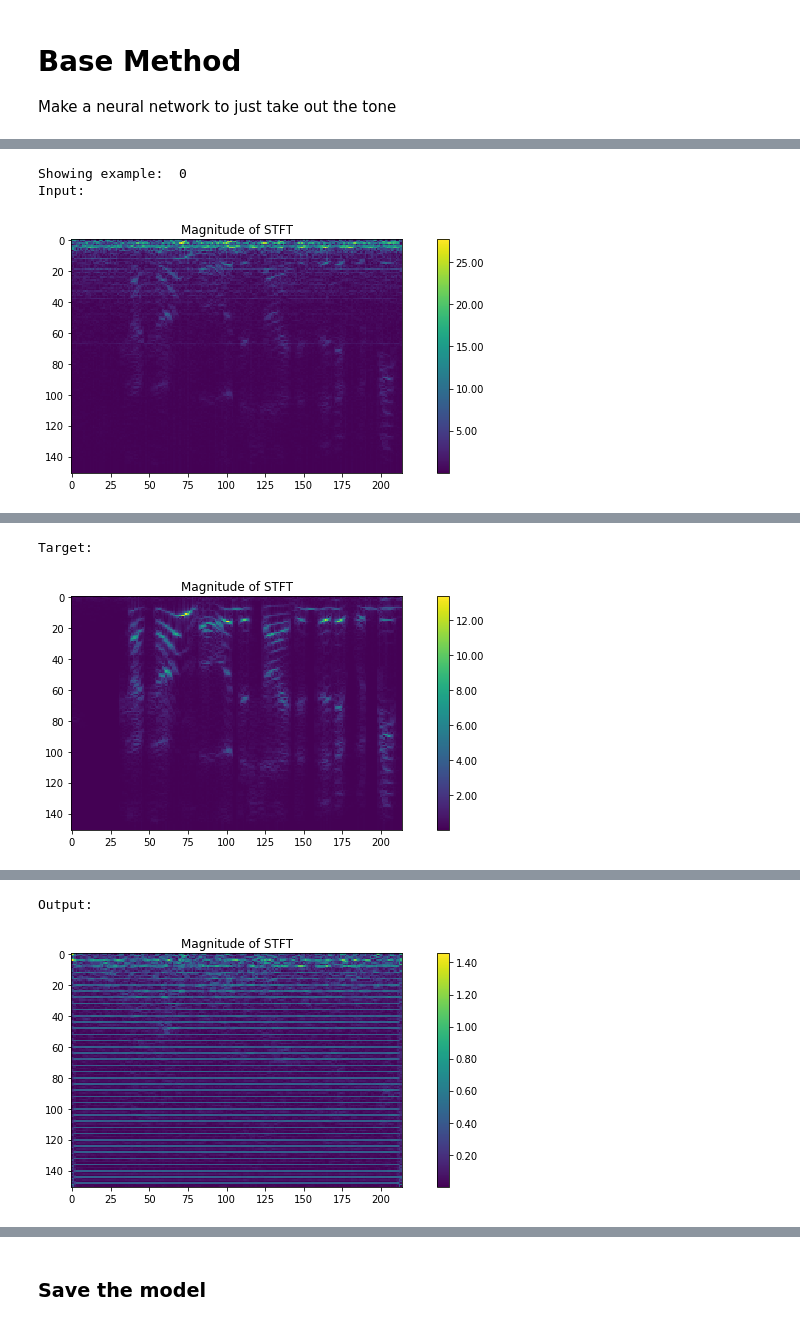
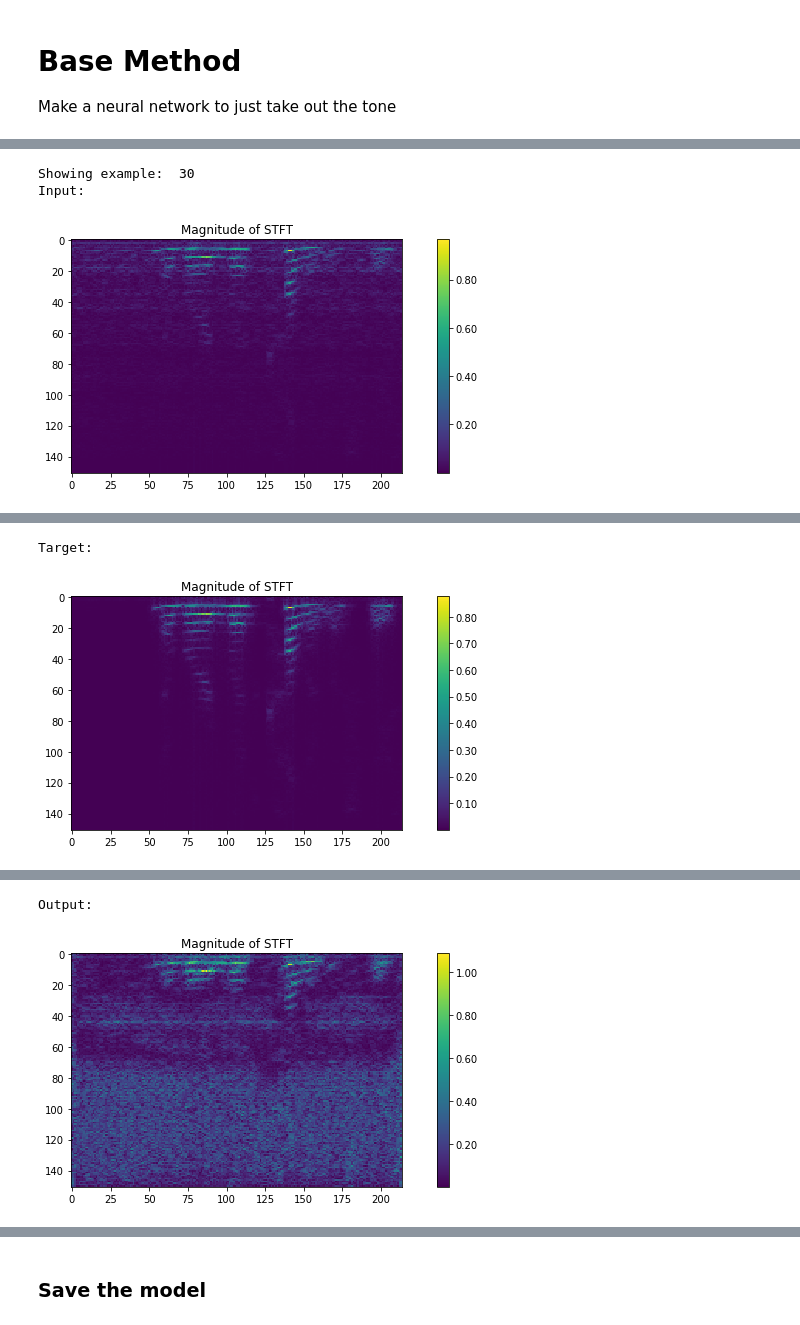
Before and after one commit to akarshkumar0101/DSProject, a Jupyter notebook: speech_noise_separation.ipynb, the cells around one changed output, grey strips where cells are left out. Cells and saved outputs as stored; diff of their text form; code cells hidden in the pictures.

```diff
--- a/speech_noise_separation.ipynb
+++ b/speech_noise_separation.ipynb
@@ -41,17 +42,18 @@ np.random.shuffle(source1)
 source1 = torch.from_numpy(source1)
 
 np.random.seed(0)
-source2 = np.load(f'datasets/air_conditioning_sr{sr}_dur{duration}_num15000.npy')
+source2 = 0.5 * np.load(f'datasets/air_conditioning_sr{sr}_dur{duration}_num15000.npy')
 np.random.shuffle(source2)
 source2 = torch.from_numpy(source2)
 
 audiossds_test = audio_ss_dataset.AudioSSDS(sr, duration, sources=(source1[:100], source2[:100]))
 audiossds_train = audio_ss_dataset.AudioSSDS(sr, duration, sources=(source1[100:], source2[100:]))
-audionnio = base_nnio.BaseNNIO(sr, duration)
+# audionnio = base_nnio.BaseNNIO(sr, duration, normalized=True, magphase_representation=True)
+audionnio = mag_nnio.MagNNIO(sr, duration, normalized=True)
 
 
 x, y = audiossds_test[:1]
-input_shape, output_shape = audionnio.audio_to_nn_input(x).shape, audionnio.audio_to_nn_output(y).shape
+input_shape, output_shape = audionnio.audio_to_nn_input(x)[0].shape, audionnio.audio_to_nn_output(y).shape
 print('nn input shape: ', input_shape)
 print('nn output shape: ', output_shape)
 # %% [output]
@@ -60,12 +85,12 @@ nn output shape:  torch.Size([1, 2, 151, 214])
 # %% [markdown]
 # Model Definitions
 # %%
-model_g = models.base_models.FTCNNGenerator(2, [6, 6, 6, 6],
+model_g = models.base_models.FTCNNGenerator(input_shape[0], [12, 12, 12 ,12 ,12 ,12],
                          num_layers_per_block=4, block_gr=24).to(device, dtype)
 # model_g = torch.load('models/ftnn_naive_epochs300.pth')
 summary(model_g, input_size=input_shape[1:])
 
-model_d = models.base_models.FTCNNDiscrimminator(2, [6, 6, 6, 6], input_hw = input_shape[2:],
+model_d = models.base_models.FTCNNDiscrimminator(input_shape[0], [6, 6, 6, 6], input_hw = input_shape[2:],
                               num_layers_per_block=4, block_gr=24).to(device, dtype)
 summary(model_d, input_size=input_shape[1:])
 # %% [output]
@@ -146,8 +145,9 @@ def generator_loss_function_base(Y_batch_pred, Y_batch, X_batch):
 
     return loss
 # %%
-X_test, Y_test = audiossds_test[:1]
+X_test, Y_test = audiossds_test[:50]
 X_test, Y_test = audionnio.audio_to_nn_input(X_test), audionnio.audio_to_nn_output(Y_test)
+X_test, X_test_phase = X_test
 print(X_test.shape)
 print(Y_test.shape)
 # %% [output]
@@ -156,7 +156,6 @@ torch.Size([1, 2, 151, 214])
 # %%
 with torch.no_grad():
-    Y_test_pred = model_g(util.to_torch(X_test, device=device, dtype=dtype))
+    Y_test_pred = model_g(X_test.to(device,dtype)).cpu()
 
-print('Test Loss: ', generator_loss_function_base(Y_test_pred,
-                                                  util.to_torch(Y_test, device=device, dtype=dtype), X_test).item())
+print('Test Loss: ', generator_loss_function_base(Y_test_pred, Y_test, X_test).item())
 # %% [output]
@@ -165,22 +164,22 @@ Test Loss:  0.4729490876197815
 # %%
-test_example_idx = 0
+test_example_idx = 30
 print('Showing example: ', test_example_idx)
 print('Input:')
-audionnio.show_play_nn_input(X_test, ['mag', 'audio'], sample_idx=test_example_idx)
+audionnio.show_play_nn_input(X_test, X_test_phase, ts=['mag', 'audio'], sample_idx=test_example_idx)
 print('Target:')
-audionnio.show_play_nn_output(Y_test, X_test, ts=['mag', 'audio'], sample_idx=test_example_idx)
+audionnio.show_play_nn_output(Y_test, X_test, X_test_phase, ts=['mag', 'audio'], sample_idx=test_example_idx)
 print('Output:')
-audionnio.show_play_nn_output(Y_test_pred, X_test, ts=['mag', 'audio'], sample_idx=test_example_idx)
+audionnio.show_play_nn_output(Y_test_pred, X_test, X_test_phase, ts=['mag', 'audio'], sample_idx=test_example_idx)
 # %% [output]
-Showing example:  0
+Showing example:  30
 Input:
-[figure, old version]
+[figure, new version]
 [interactive output not drawn]
 Target:
-[figure, old version]
+[figure, new version]
 [interactive output not drawn]
 Output:
-[figure, old version]
+[figure, new version]
 [interactive output not drawn]
 # %%
 util.clear_mem(True)
```
Also changed, not shown: parts of 16 cells of this notebook, 9 other files.
